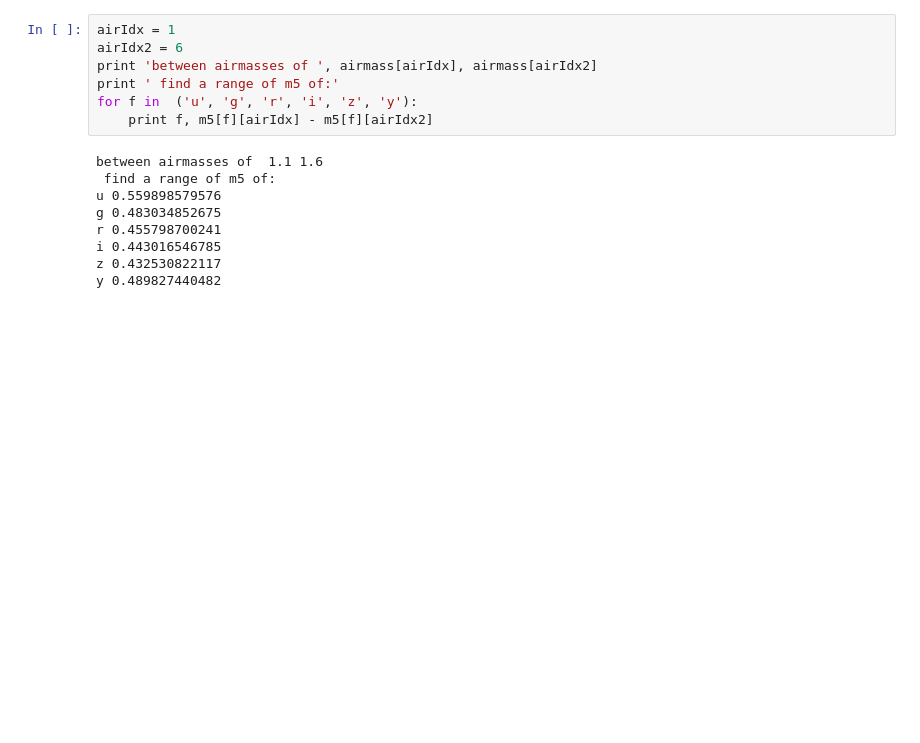
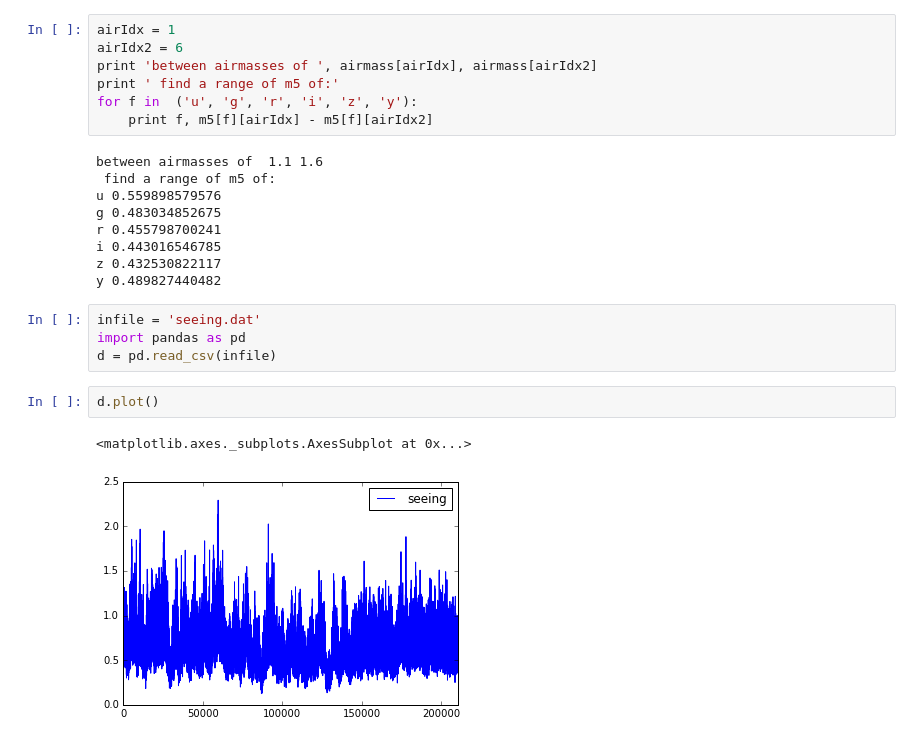
Before and after one commit to rhiannonlynne/notebooks, a Jupyter notebook: Expected changes in m5.ipynb, the cells around one changed output. Saved outputs shown, nothing was run; the diff lists cells and outputs as text; blank space fills up the shorter version.

```diff
--- a/Expected changes in m5.ipynb
+++ b/Expected changes in m5.ipynb
@@ -142,3 +142,12 @@ r 0.455798700241
 i 0.443016546785
 z 0.432530822117
 y 0.489827440482
+# %%
+infile = 'seeing.dat'
+import pandas as pd
+d = pd.read_csv(infile)
+# %%
+d.plot()
+# %% [output]
+<matplotlib.axes._subplots.AxesSubplot at 0x...>
+[figure, added]
```
Also changed, not shown: parts of 3 cells of this notebook, 4 other files.
